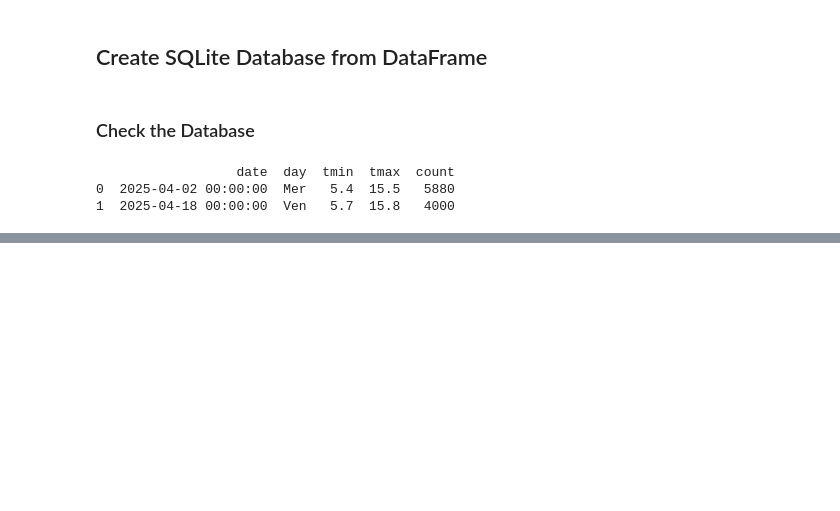
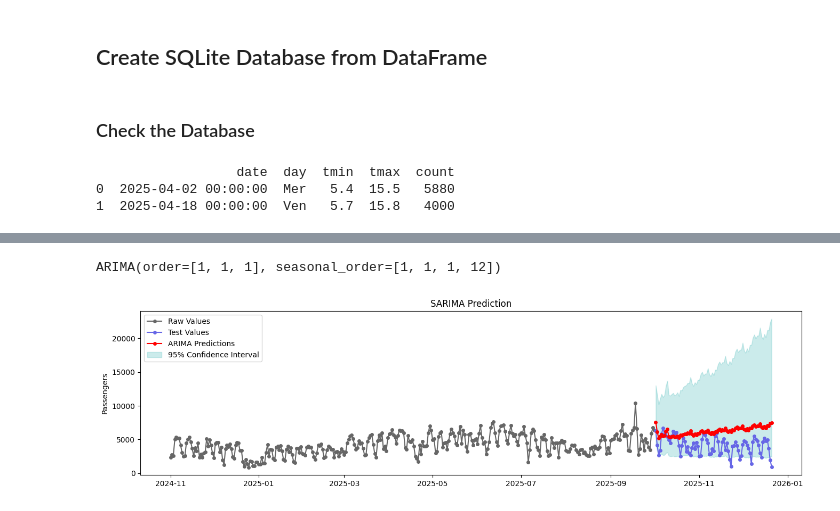
Before and after one commit to mehdichouchane-lang/21.-Extraction-de-donn-es, a Jupyter notebook: Project.ipynb, the cells around one changed output, grey strips where cells are left out. Cells and saved outputs as stored; diff of their text form; code cells hidden in the pictures; blank space fills up the shorter version.

```diff
--- a/Project.ipynb
+++ b/Project.ipynb
@@ -181,0 +363,37 @@ conn.close()
+# %%
+# Fit the SARIMA model
+from pmdarima import ARIMA
+
+# Your code for the ARIMA model
+d  =1
+p = 1
+q = 1
+# Your code for the ARIMA model
+D  =1
+P = 1
+Q = 1
+s=6
+sarm = ARIMA(order=[p,d,q],seasonal_order=[D,P,Q,s])
+sarm.fit(train_log)
+# %% [output]
+ARIMA(order=[1, 1, 1], seasonal_order=[1, 1, 1, 12])
+# %%
+# Show train, test, predictions and confidence interval
+from sktime.utils.plotting import plot_series
+
+# Your code showing train, test, predictions and confidence interval
+
+pred_sarm,conf_int = sarm.predict(len(test_log),return_conf_int=True)
+fig,ax = plot_series(np.exp(train_log),colors=[(.4,.4,.4)])
+plot_series(np.exp(test_log),ax=ax,colors=[(.4,.4,.9)])
+
+plot_series(np.exp(pred_sarm),ax=ax,colors='r')
+ax.set_ylabel('Passengers')
+ax.set_title('SARIMA Prediction')
+conf_int = np.exp(conf_int)
+ax.fill_between(test_log.index, conf_int[:,0], conf_int[:,1],alpha=.25,color=[.2,.7,.7])
+ax.legend(['Raw Values','Test Values','ARIMA Predictions','95% Confidence Interval'])
+
+plt.show()
+# %% [output]
+[figure, added]
```
Also changed, not shown: parts of 8 cells of this notebook, 3 other files.
